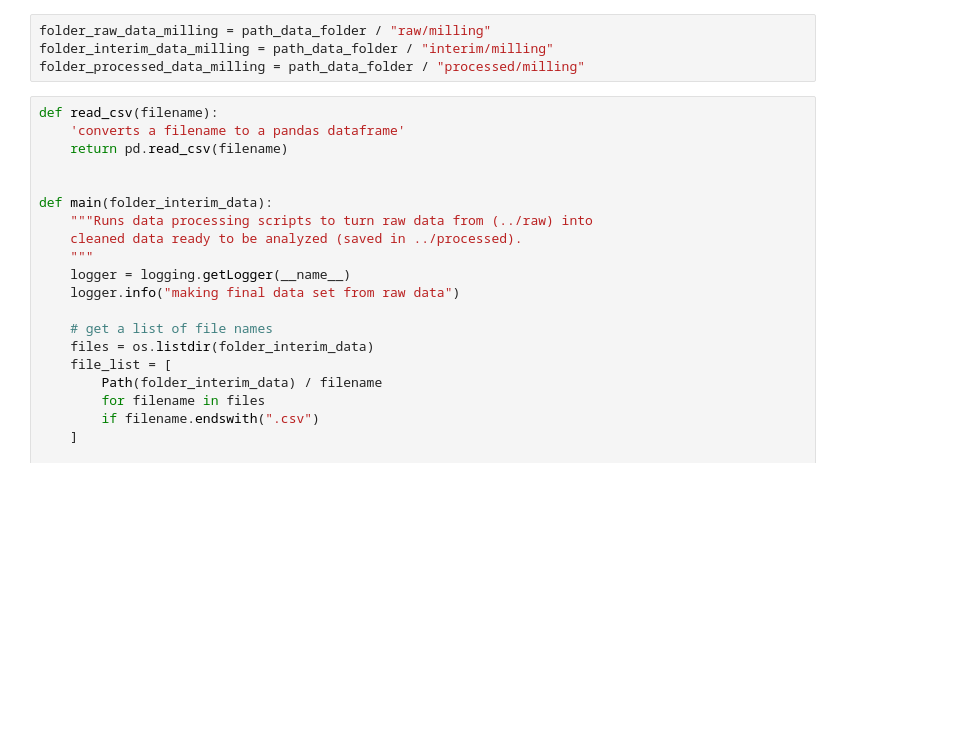
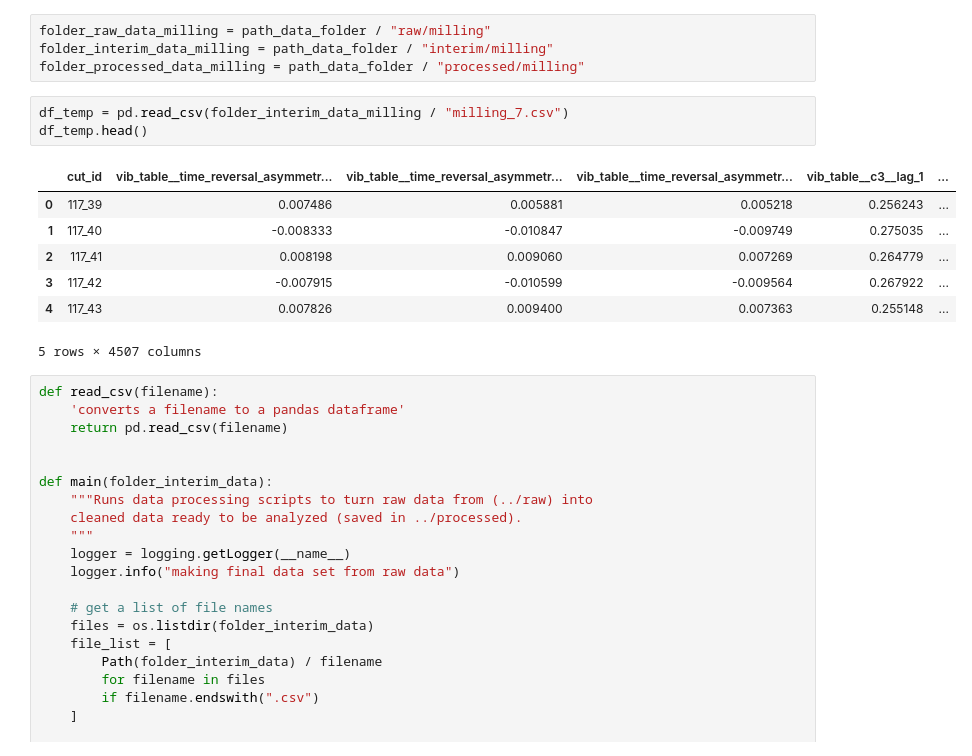
Before and after one commit to tvhahn/tspipe, a Jupyter notebook: notebooks/scratch/combine_interim_results.ipynb, the cells around one changed output. Cells and saved outputs as stored; diff of their text form; blank space fills up the shorter version.

```diff
--- a/notebooks/scratch/combine_interim_results.ipynb
+++ b/notebooks/scratch/combine_interim_results.ipynb
@@ -21,6 +21,17 @@ PosixPath('/home/tim/Documents/feat-store/data')
 folder_raw_data_milling = path_data_folder / "raw/milling"
 folder_interim_data_milling = path_data_folder / "interim/milling"
 folder_processed_data_milling = path_data_folder / "processed/milling"
+# %%
+df_temp = pd.read_csv(folder_interim_data_milling / "milling_7.csv")
+df_temp.head()
+# %% [output]
+|  | cut_id | vib_table__time_reversal_asymmetr... | vib_table__time_reversal_asymmetr... | vib_table__time_reversal_asymmetr... | vib_table__c3__lag_1 | ... |
+| 0 | 117_39 | 0.007486 | 0.005881 | 0.005218 | 0.256243 | ... |
+| 1 | 117_40 | -0.008333 | -0.010847 | -0.009749 | 0.275035 | ... |
+| 2 | 117_41 | 0.008198 | 0.009060 | 0.007269 | 0.264779 | ... |
+| 3 | 117_42 | -0.007915 | -0.010599 | -0.009564 | 0.267922 | ... |
+| 4 | 117_43 | 0.007826 | 0.009400 | 0.007363 | 0.255148 | ... |
+5 rows × 4507 columns
 # %%
 def read_csv(filename):
     'converts a filename to a pandas dataframe'
```
Also changed, not shown: 1 other file.
